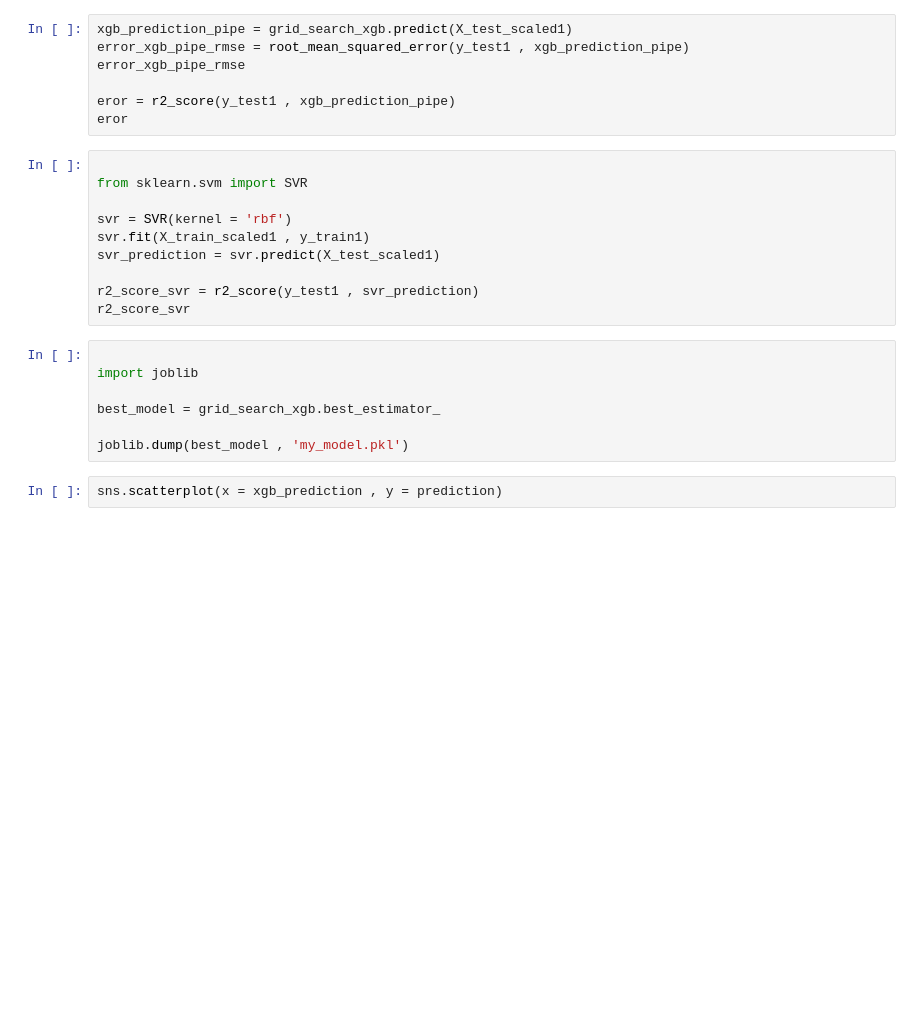
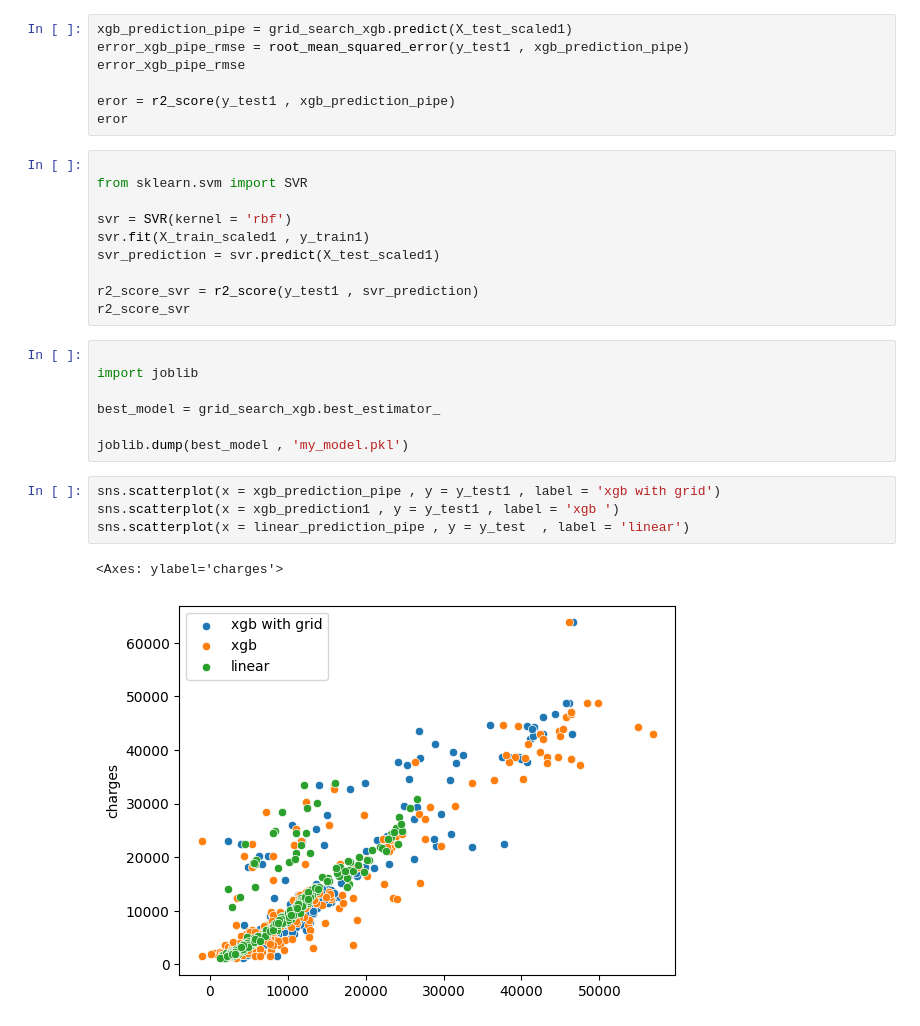
Before and after one commit to epsilon403/Pr-dicteur_Assurance_Maladie, a Jupyter notebook: Untitled.ipynb, the cells around one changed output. Cells and saved outputs as stored; diff of their text form; blank space fills up the shorter version.

```diff
--- a/Untitled.ipynb
+++ b/Untitled.ipynb
@@ -316,4 +316,9 @@ best_model = grid_search_xgb.best_estimator_
 
 joblib.dump(best_model , 'my_model.pkl')
 # %%
-sns.scatterplot(x = xgb_prediction , y = prediction)
+sns.scatterplot(x = xgb_prediction_pipe , y = y_test1 , label = 'xgb with grid')
+sns.scatterplot(x = xgb_prediction1 , y = y_test1 , label = 'xgb ')
+sns.scatterplot(x = linear_prediction_pipe , y = y_test  , label = 'linear')
+# %% [output]
+<Axes: ylabel='charges'>
+[figure, added]
```
